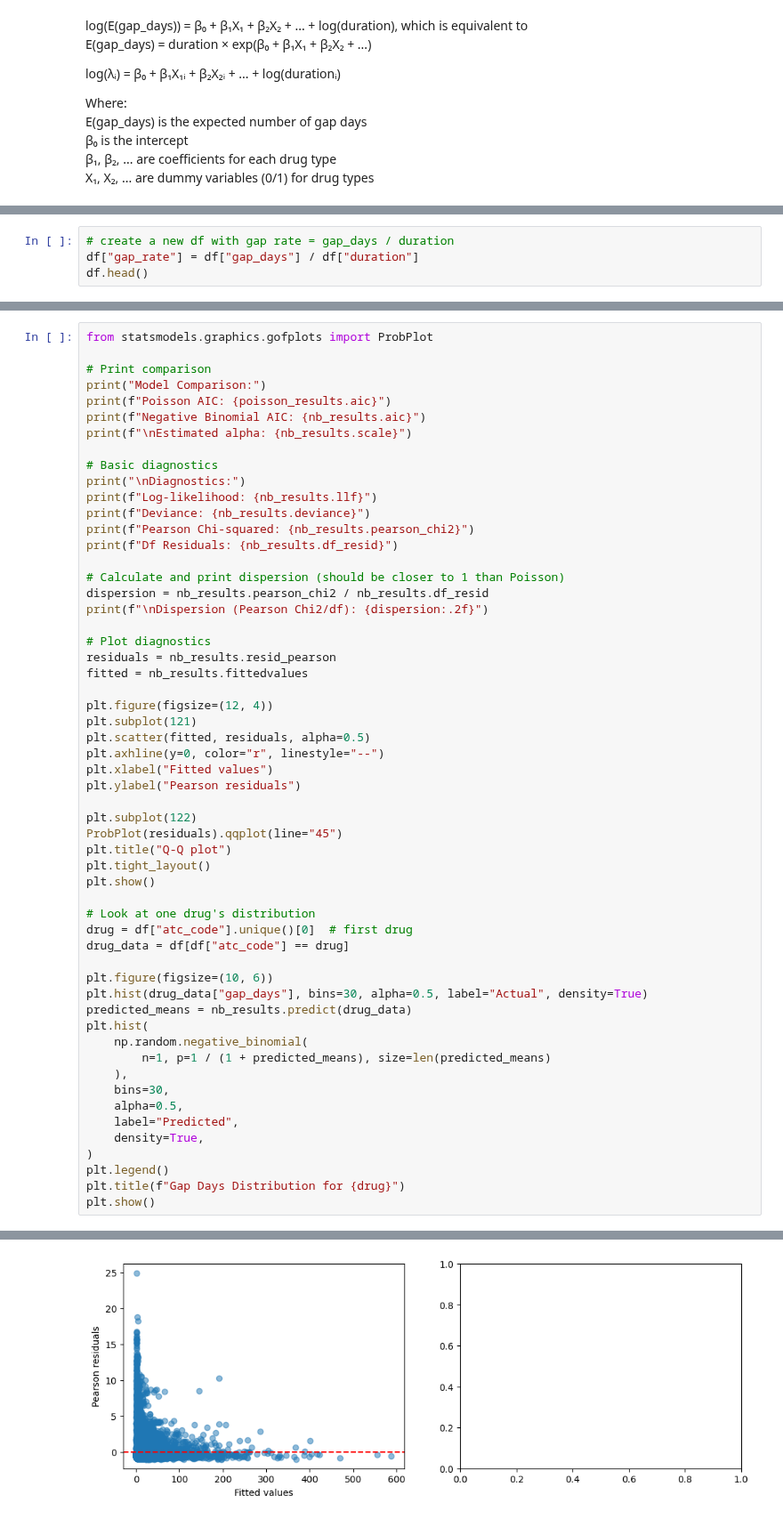
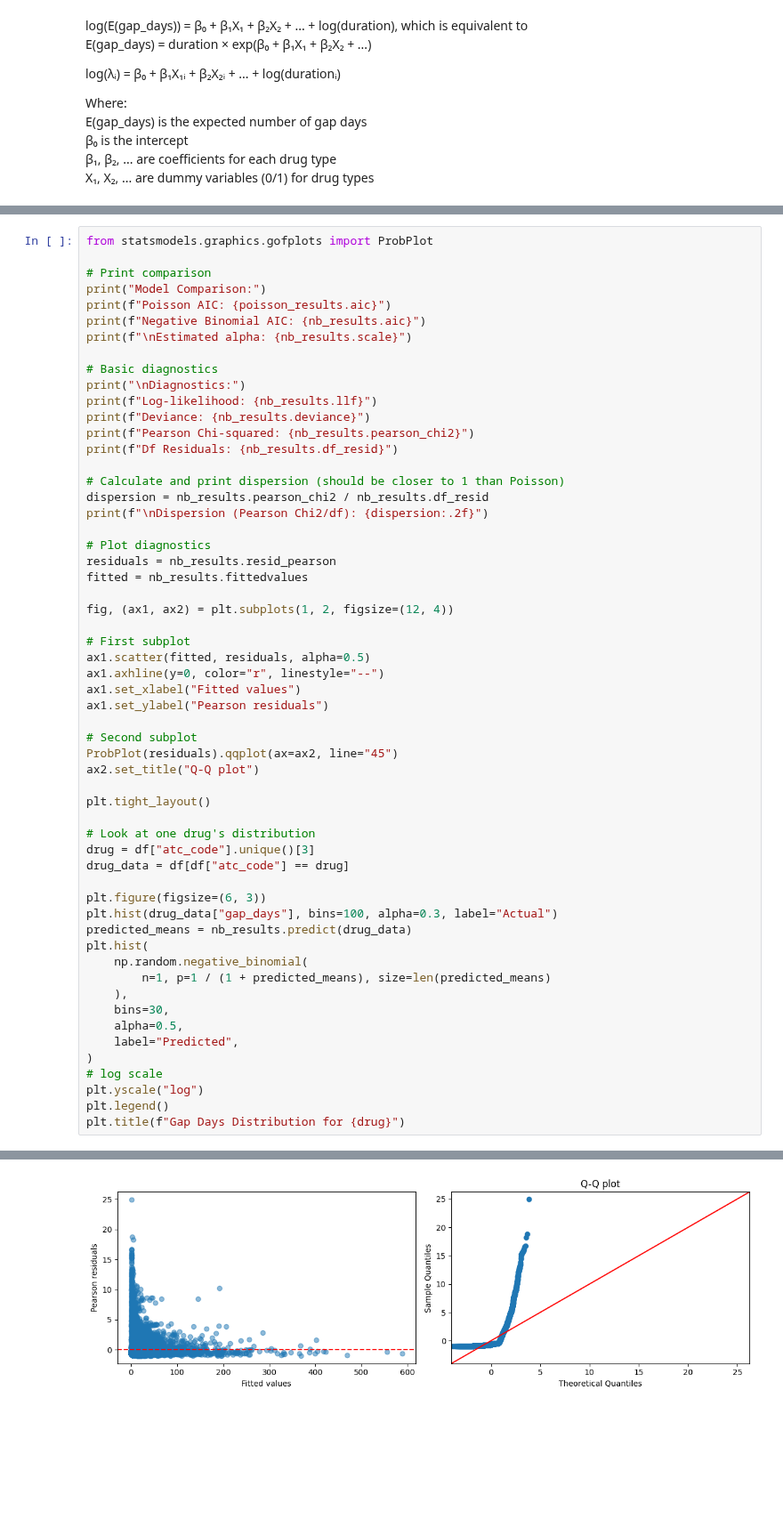
Before and after one commit to spicadust/Project_PerMed, a Jupyter notebook: notebooks/pattern/glm.ipynb, the cells around one changed output, grey strips where cells are left out. Shown at 89% size. Drawn from its saved outputs; the diff is of its cells as text; blank space fills up the shorter version.

```diff
--- a/notebooks/pattern/glm.ipynb
+++ b/notebooks/pattern/glm.ipynb
@@ -153,7 +171,3 @@ Actual mean: 27.27
 Predicted mean: 27.27
 Actual variance: 1255.70
 Predicted variance: 27.27
-# %%
-# create a new df with gap rate = gap_days / duration
-df["gap_rate"] = df["gap_days"] / df["duration"]
-df.head()
@@ -216,25 +249,26 @@ print(f"\nDispersion (Pearson Chi2/df): {dispersion:.2f}")
 residuals = nb_results.resid_pearson
 fitted = nb_results.fittedvalues
 
-plt.figure(figsize=(12, 4))
-plt.subplot(121)
-plt.scatter(fitted, residuals, alpha=0.5)
-plt.axhline(y=0, color="r", linestyle="--")
-plt.xlabel("Fitted values")
-plt.ylabel("Pearson residuals")
+fig, (ax1, ax2) = plt.subplots(1, 2, figsize=(12, 4))
 
-plt.subplot(122)
-ProbPlot(residuals).qqplot(line="45")
-plt.title("Q-Q plot")
+# First subplot
+ax1.scatter(fitted, residuals, alpha=0.5)
+ax1.axhline(y=0, color="r", linestyle="--")
+ax1.set_xlabel("Fitted values")
+ax1.set_ylabel("Pearson residuals")
+
+# Second subplot
+ProbPlot(residuals).qqplot(ax=ax2, line="45")
+ax2.set_title("Q-Q plot")
+
 plt.tight_layout()
-plt.show()
 
 # Look at one drug's distribution
-drug = df["atc_code"].unique()[0]  # first drug
+drug = df["atc_code"].unique()[3]
 drug_data = df[df["atc_code"] == drug]
 
-plt.figure(figsize=(10, 6))
-plt.hist(drug_data["gap_days"], bins=30, alpha=0.5, label="Actual", density=True)
+plt.figure(figsize=(6, 3))
+plt.hist(drug_data["gap_days"], bins=100, alpha=0.3, label="Actual")
 predicted_means = nb_results.predict(drug_data)
 plt.hist(
     np.random.negative_binomial(
@@ -243,11 +277,11 @@ plt.hist(
     bins=30,
     alpha=0.5,
     label="Predicted",
-    density=True,
 )
+# log scale
+plt.yscale("log")
 plt.legend()
 plt.title(f"Gap Days Distribution for {drug}")
-plt.show()
 # %% [output]
 Model Comparison:
 Poisson AIC: 245918.62757559735
@@ -265 +300 @@ Dispersion (Pearson Chi2/df): 2.80
-[figure, old version]
+[figure, new version]
```
Also changed, not shown: parts of 23 cells of this notebook.
